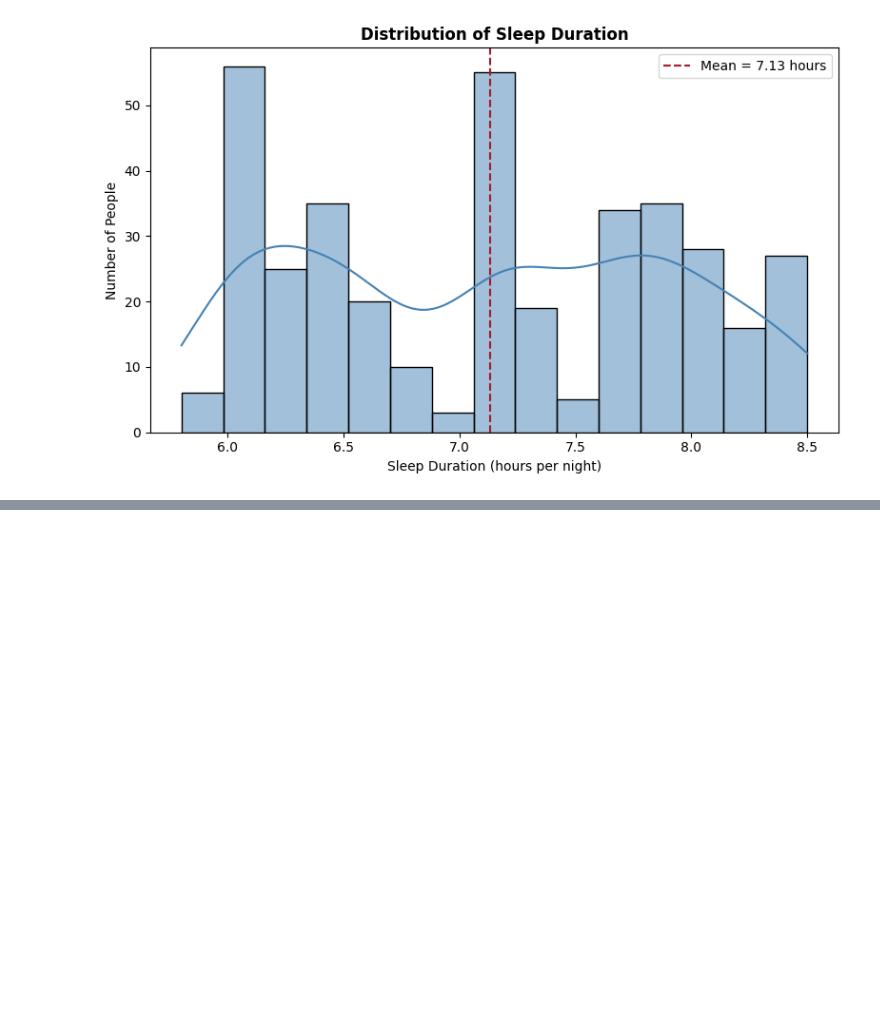
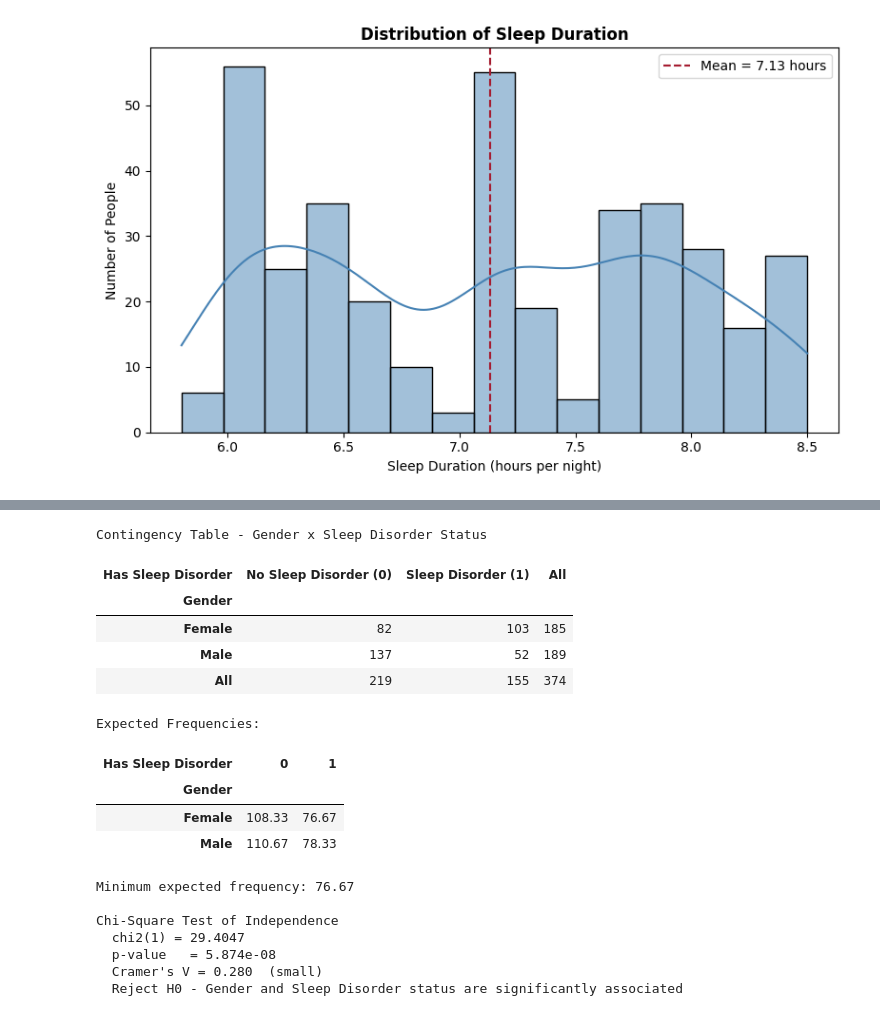
Before and after one commit to sudiksharamakrishnanhse-lab/ProgrammingforHDS_FinalProject, a Jupyter notebook: DatasetSelection.ipynb, the cells around one changed output, grey strips where cells are left out. Drawn from its saved outputs; the diff is of its cells as text; code cells hidden in the pictures; blank space fills up the shorter version.

```diff
--- a/DatasetSelection.ipynb
+++ b/DatasetSelection.ipynb
@@ -345,0 +436,64 @@ plt.show()
+# %%
+# @title **Section 5B: Chi-Square Test of Gender vs Sleep Disorder Status**
+
+contingency_table = pd.crosstab(
+    df_clean["Gender"],
+    df_clean[TARGET].map({0: "No Sleep Disorder (0)", 1: "Sleep Disorder (1)"}),
+    margins=True)
+print("Contingency Table - Gender x Sleep Disorder Status")
+display(contingency_table)
+
+ct_no_margins = pd.crosstab(df_clean["Gender"], df_clean[TARGET])
+chi2_stat, p_chi2, dof, expected = stats.chi2_contingency(ct_no_margins)
+
+expected_df = pd.DataFrame(expected, index=ct_no_margins.index, columns=ct_no_margins.columns)
+print("\nExpected Frequencies:")
+display(expected_df.round(2))
+
+min_expected = expected.min()
+print(f"\nMinimum expected frequency: {min_expected:.2f}")
+
+if min_expected >= 5:
+    n = ct_no_margins.values.sum()
+    min_dim = min(ct_no_margins.shape) - 1
+    cramers_v = np.sqrt(chi2_stat / (n * min_dim))
+
+    print("\nChi-Square Test of Independence")
+    print(f"  chi2({dof}) = {chi2_stat:.4f}")
+    print(f"  p-value   = {p_chi2:.4g}")
+    print(f"  Cramer's V = {cramers_v:.3f}  "
+          f"({'small' if cramers_v<0.3 else 'medium' if cramers_v<0.5 else 'large'})")
+    if p_chi2 < 0.05:
+        print("  Reject H0 - Gender and Sleep Disorder status are significantly associated")
+    else:
+        print("  Fail to reject H0 - no significant association detected")
+else:
+    print("\nFisher's Exact Test (minimum expected frequency < 5)")
+    a, b = ct_no_margins.iloc[0, 0], ct_no_margins.iloc[0, 1]
+    c, d = ct_no_margins.iloc[1, 0], ct_no_margins.iloc[1, 1]
+    odds_ratio, p_fisher = stats.fisher_exact([[a, b], [c, d]])
+    print(f"  Odds Ratio = {odds_ratio:.4f}")
+    print(f"  p-value    = {p_fisher:.4g}")
+    if p_fisher < 0.05:
+        print("  Reject H0 - Gender and Sleep Disorder status are significantly associated")
+    else:
+        print("  Fail to reject H0 - no significant association detected")
+# %% [output]
+Contingency Table - Gender x Sleep Disorder Status
+| Has Sleep Disorder | No Sleep Disorder (0) | Sleep Disorder (1) | All |
+| Gender |  |  |  |
+| Female | 82 | 103 | 185 |
+| Male | 137 | 52 | 189 |
+| All | 219 | 155 | 374 |
+Expected Frequencies:
+| Has Sleep Disorder | 0 | 1 |
+| Gender |  |  |
+| Female | 108.33 | 76.67 |
+| Male | 110.67 | 78.33 |
+Minimum expected frequency: 76.67
+
+Chi-Square Test of Independence
+  chi2(1) = 29.4047
+  p-value   = 5.874e-08
+  Cramer's V = 0.280  (small)
+  Reject H0 - Gender and Sleep Disorder status are significantly associated
```
Also changed, not shown: parts of 11 cells of this notebook.
